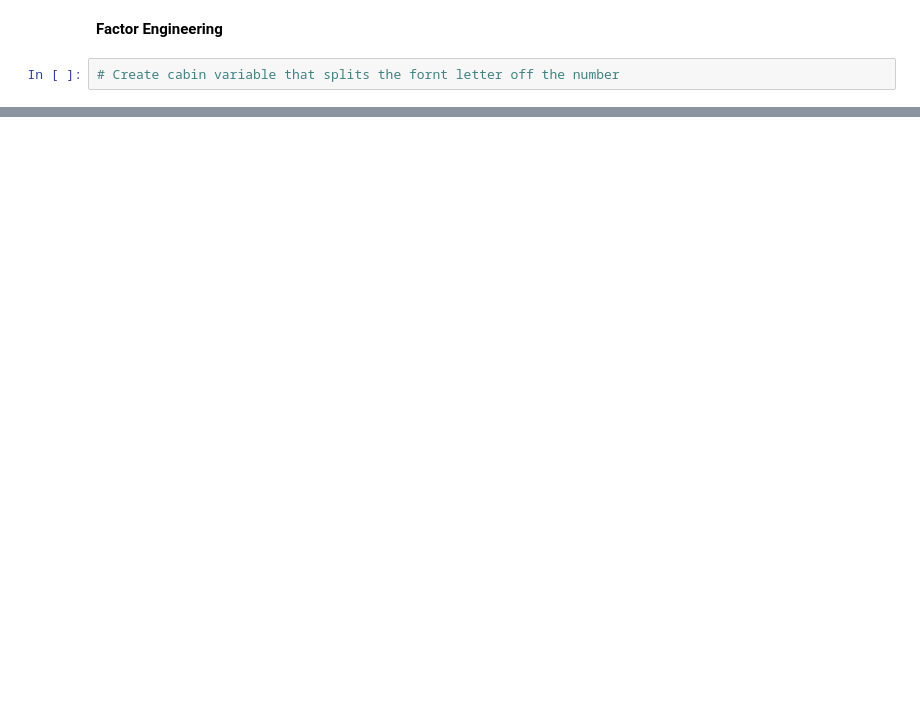
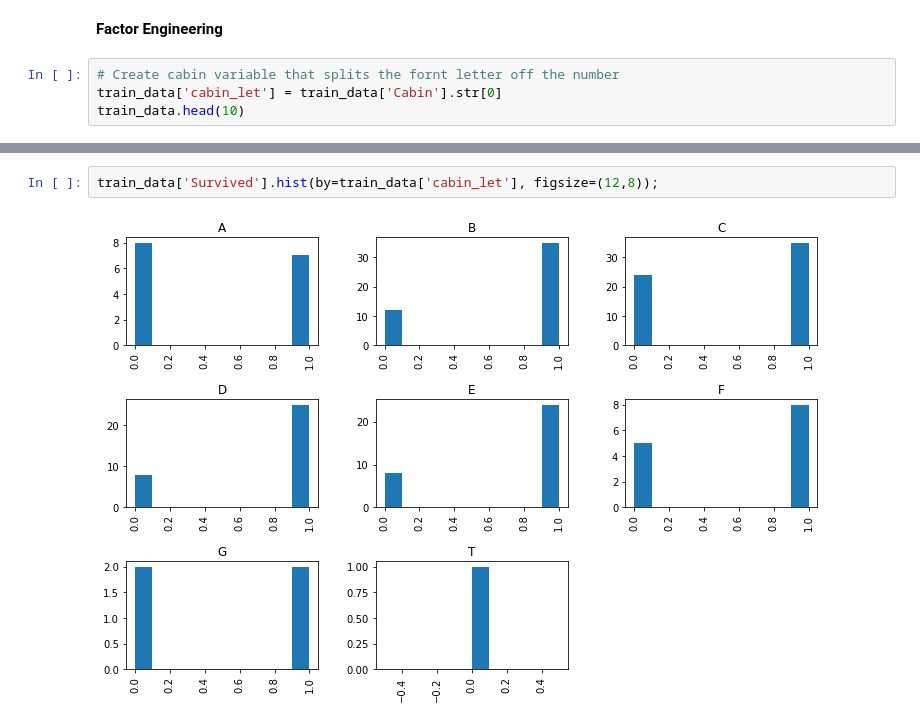
Before and after one commit to Shredder42/titanic, a Jupyter notebook: analysis.ipynb, the cells around one changed output, grey strips where cells are left out. Cells and saved outputs as stored; diff of their text form; blank space fills up the shorter version.

```diff
--- a/analysis.ipynb
+++ b/analysis.ipynb
@@ -123,3 +142,5 @@ histogram('Fare')
 **Factor Engineering**
 # %%
 # Create cabin variable that splits the fornt letter off the number
+train_data['cabin_let'] = train_data['Cabin'].str[0]
+train_data.head(10)
@@ -125,0 +168,4 @@ histogram('Fare')
+# %%
+train_data['Survived'].hist(by=train_data['cabin_let'], figsize=(12,8));
+# %% [output]
+[figure, added]
```
Also changed, not shown: parts of 6 cells of this notebook.
